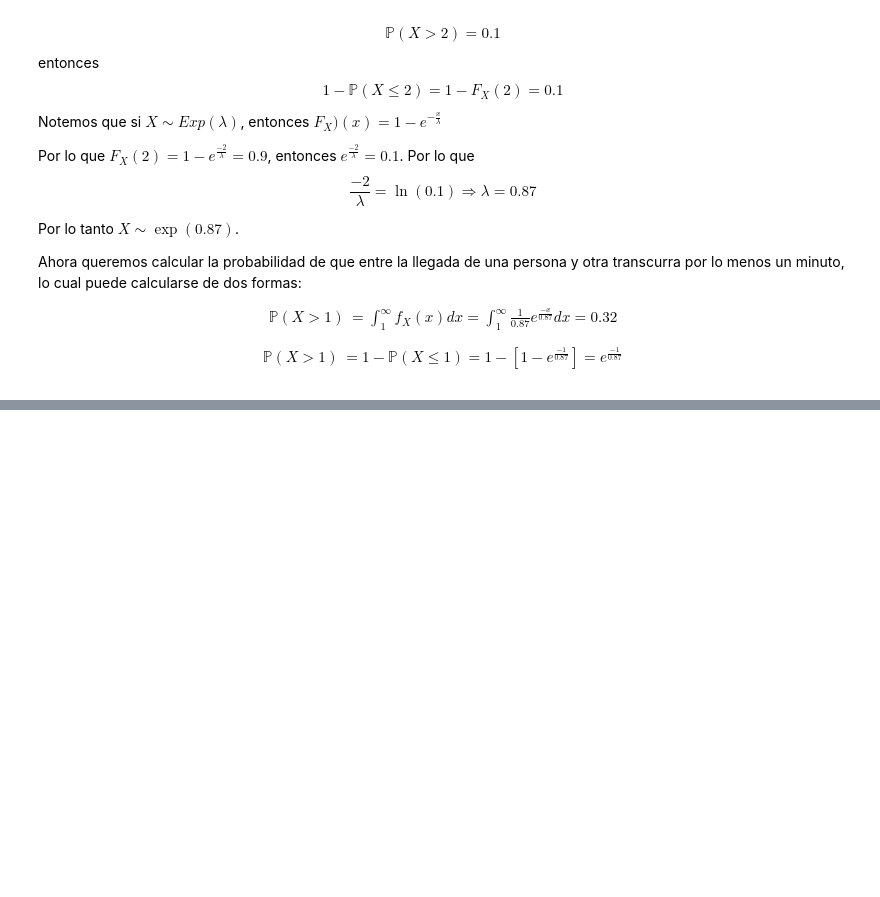
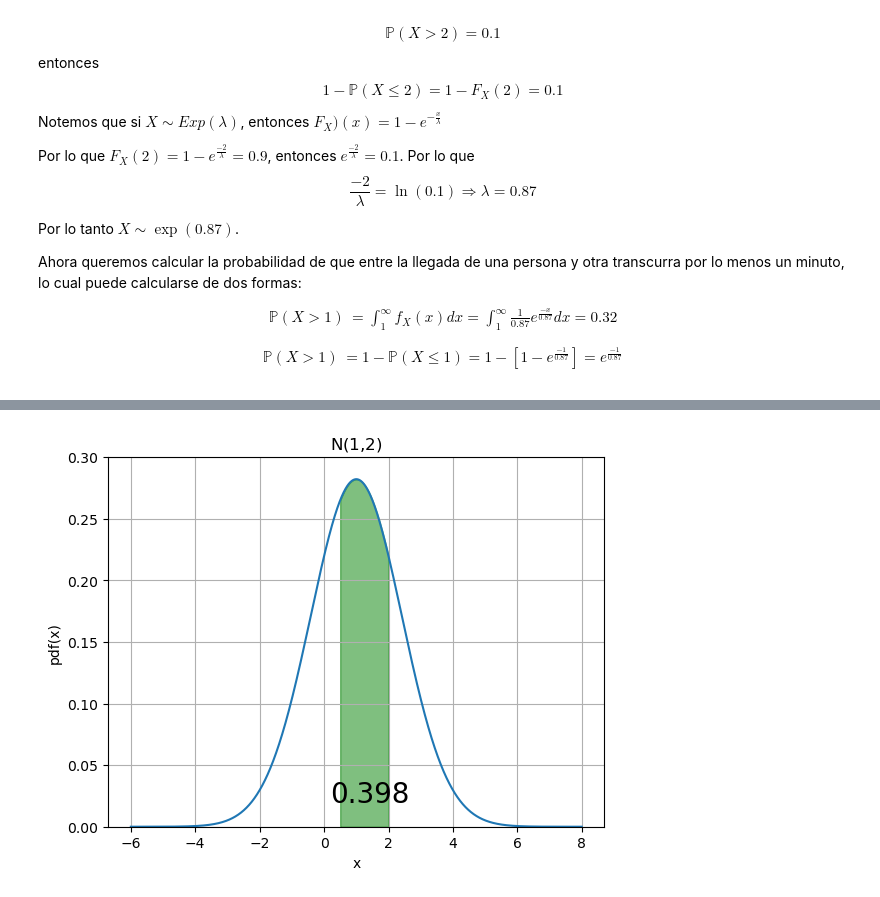
Before and after one commit to HarVazCo/Diplomado_TEyMD, a Jupyter notebook: Modulo2/Proyecto_final/Variables_aleatorias.ipynb, the cells around one changed output, grey strips where cells are left out. Cells and saved outputs as stored; diff of their text form; code cells hidden in the pictures; blank space fills up the shorter version.

```diff
--- a/Modulo2/Proyecto_final/Variables_aleatorias.ipynb
+++ b/Modulo2/Proyecto_final/Variables_aleatorias.ipynb
@@ -701,0 +856,16 @@ $$\begin{align*}
+# %%
+fig, ax = plt.subplots()
+x= np.arange(-6,8,0.001)
+ax.plot(x, norm.pdf(x,loc=1,scale=s))
+ax.set_title("N(1,$2$)")
+ax.set_xlabel('x')
+ax.set_ylabel('pdf(x)')
+ax.grid(True)
+px=np.arange(0.5,2,0.01)
+ax.set_ylim(0,0.3)
+ax.fill_between(px,norm.pdf(px,loc=1,scale=s),alpha=0.5, color='g')
+pro=norm(1, s).cdf(2) - norm(1,s).cdf(0.5)
+ax.text(0.2,0.02,round(pro,3), fontsize=20)
+plt.show()
+# %% [output]
+[figure, added]
```
Also changed, not shown: parts of 47 cells of this notebook.
